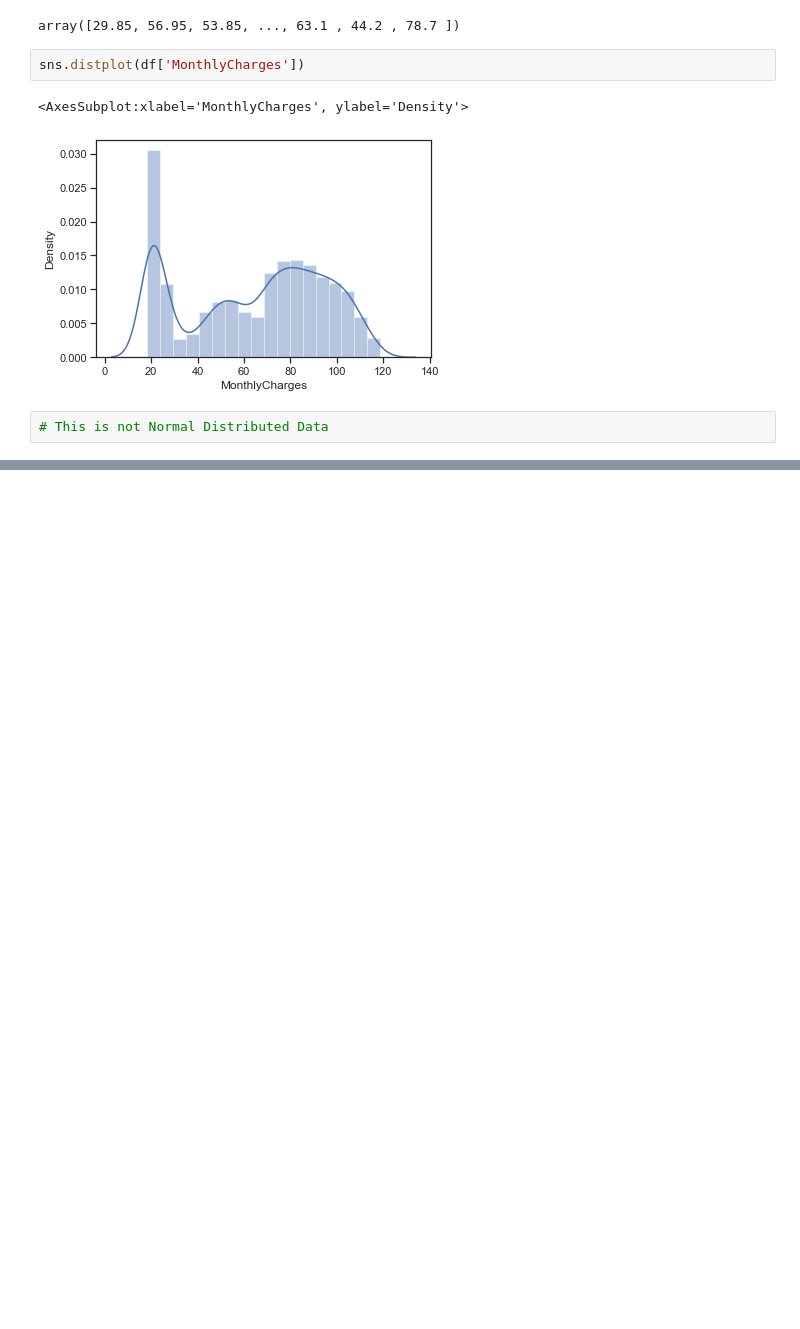
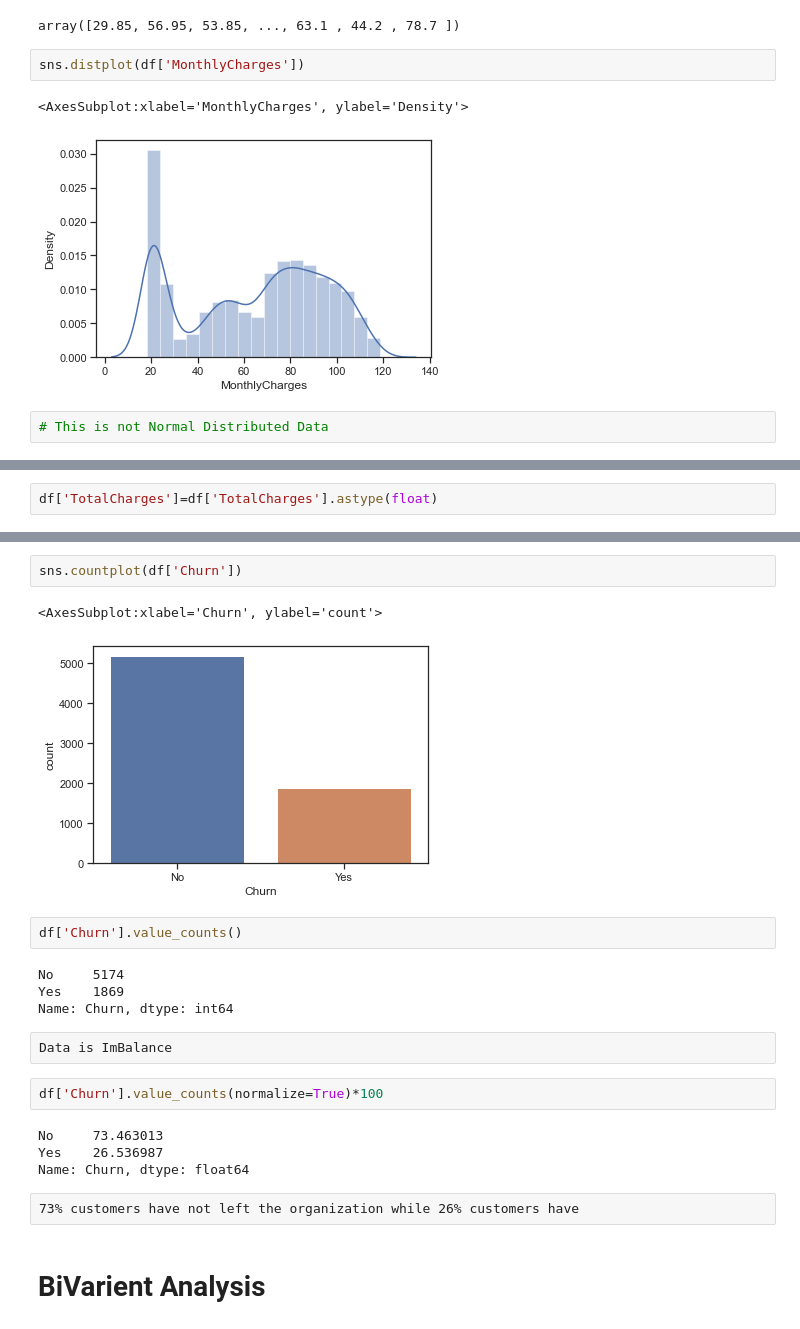
Before and after one commit to mohittomar2008/Customer-Churn-Analysis, a Jupyter notebook: Customer Churn Analysis.ipynb, the cells around one changed output, grey strips where cells are left out. Drawn from its saved outputs; the diff is of its cells as text; blank space fills up the shorter version.

```diff
--- a/Customer Churn Analysis.ipynb
+++ b/Customer Churn Analysis.ipynb
@@ -568,0 +589,2 @@ sns.distplot(df['MonthlyCharges'])
+# %%
+df['TotalCharges']=df['TotalCharges'].astype(float)
@@ -568,0 +595,23 @@ sns.distplot(df['MonthlyCharges'])
+# %%
+sns.countplot(df['Churn'])
+# %% [output]
+<AxesSubplot:xlabel='Churn', ylabel='count'>
+[figure, added]
+# %%
+df['Churn'].value_counts()
+# %% [output]
+No     5174
+Yes    1869
+Name: Churn, dtype: int64
+# %% [raw]
+Data is ImBalance
+# %%
+df['Churn'].value_counts(normalize=True)*100
+# %% [output]
+No     73.463013
+Yes    26.536987
+Name: Churn, dtype: float64
+# %% [raw]
+73% customers have not left the organization while 26% customers have
+# %% [markdown]
+# BiVarient Analysis
```
Also changed, not shown: parts of 133 cells of this notebook, 1 other file.
